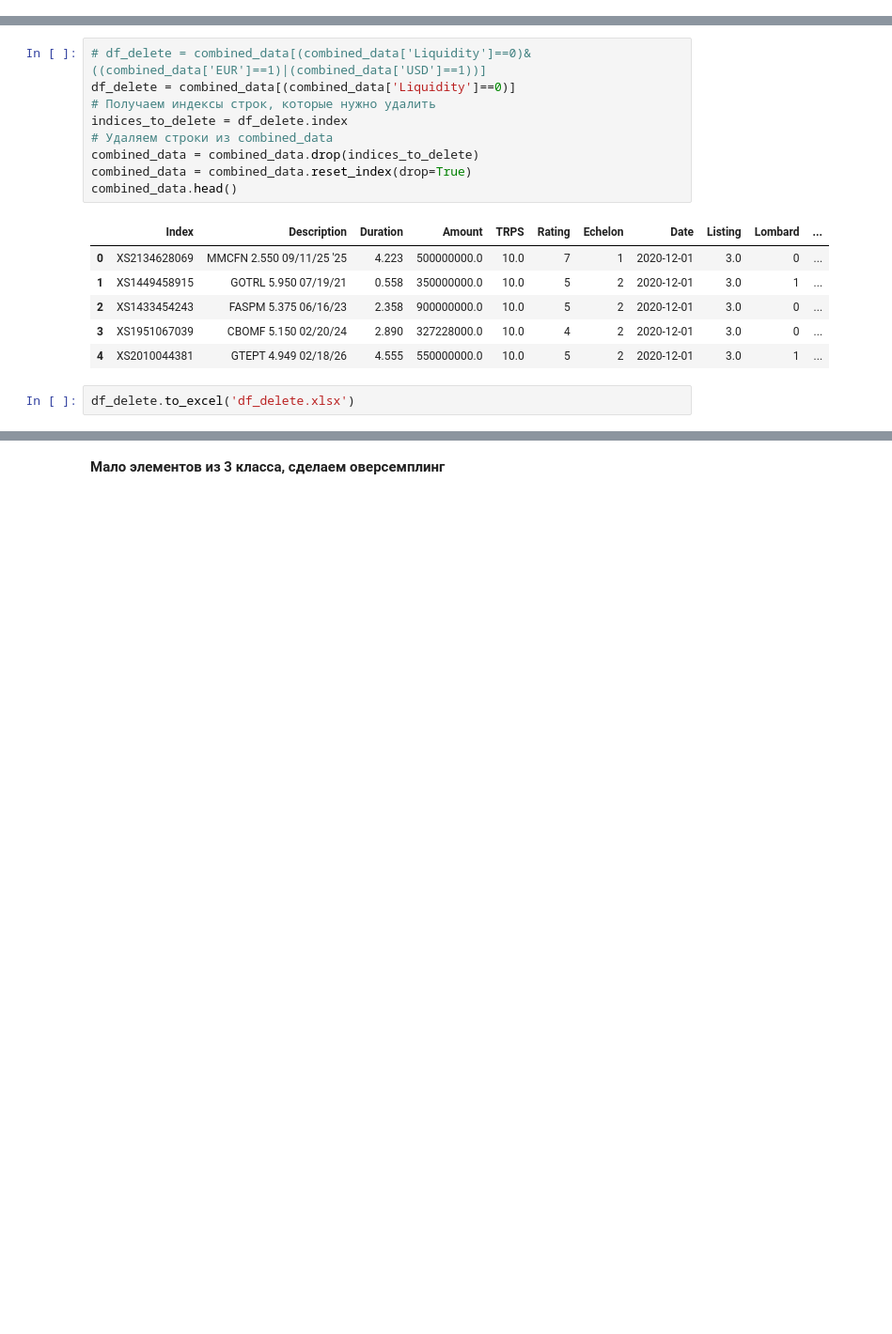
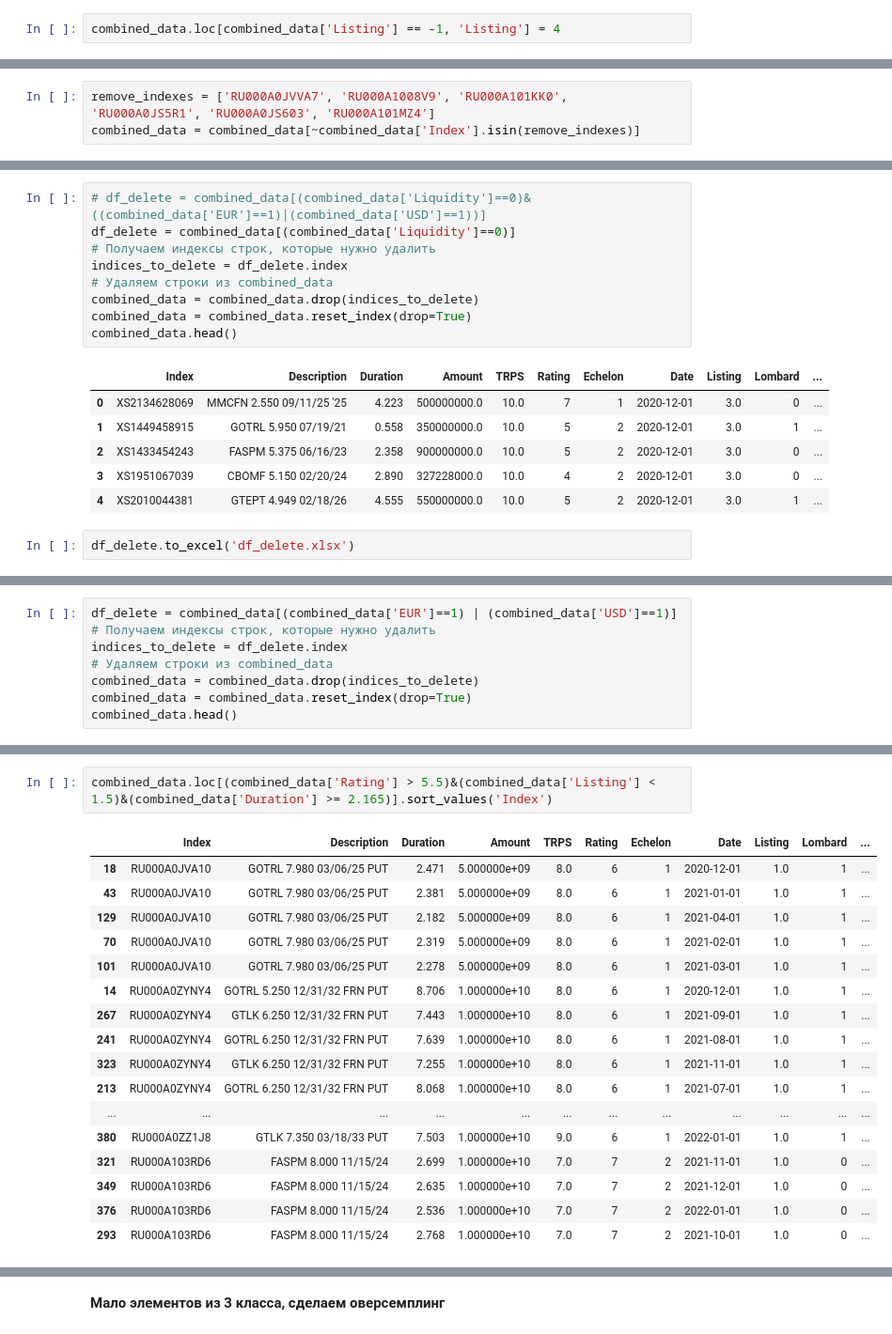
Before and after one commit to Dojdd/echelons, a Jupyter notebook: echelons/Эшелоны.ipynb, the cells around one changed output, grey strips where cells are left out. Shown at 94% size. Drawn from its saved outputs; the diff is of its cells as text; blank space fills up the shorter version.

```diff
--- a/echelons/Эшелоны.ipynb
+++ b/echelons/Эшелоны.ipynb
@@ -570,0 +575,2 @@ combined_data.head()
+# %%
+combined_data.loc[combined_data['Listing'] == -1, 'Listing'] = 4
@@ -571,3 +651,6 @@ combined_data.head()
+# %%
+remove_indexes = ['RU000A0JVVA7', 'RU000A1008V9', 'RU000A101KK0', 'RU000A0JS5R1', 'RU000A0JS603', 'RU000A101MZ4']
+combined_data = combined_data[~combined_data['Index'].isin(remove_indexes)]
 # %% [markdown]
 Удаление облигаций с 0 ликвидностью
 # %%
@@ -603,0 +676,8 @@ print(accuracy)
+# %%
+df_delete = combined_data[(combined_data['EUR']==1) | (combined_data['USD']==1)]
+# Получаем индексы строк, которые нужно удалить
+indices_to_delete = df_delete.index
+# Удаляем строки из combined_data
+combined_data = combined_data.drop(indices_to_delete)
+combined_data = combined_data.reset_index(drop=True)
+combined_data.head()
@@ -603,0 +691,20 @@ print(accuracy)
+# %%
+combined_data.loc[(combined_data['Rating'] > 5.5)&(combined_data['Listing'] < 1.5)&(combined_data['Duration'] >= 2.165)].sort_values('Index')
+# %% [output]
+|  | Index | Description | Duration | Amount | TRPS | Rating | Echelon | Date | Listing | Lombard | ... |
+| 18 | RU000A0JVA10 | GOTRL 7.980 03/06/25 PUT | 2.471 | 5.000000e+09 | 8.0 | 6 | 1 | 2020-12-01 | 1.0 | 1 | ... |
+| 43 | RU000A0JVA10 | GOTRL 7.980 03/06/25 PUT | 2.381 | 5.000000e+09 | 8.0 | 6 | 1 | 2021-01-01 | 1.0 | 1 | ... |
+| 129 | RU000A0JVA10 | GOTRL 7.980 03/06/25 PUT | 2.182 | 5.000000e+09 | 8.0 | 6 | 1 | 2021-04-01 | 1.0 | 1 | ... |
+| 70 | RU000A0JVA10 | GOTRL 7.980 03/06/25 PUT | 2.319 | 5.000000e+09 | 8.0 | 6 | 1 | 2021-02-01 | 1.0 | 1 | ... |
+| 101 | RU000A0JVA10 | GOTRL 7.980 03/06/25 PUT | 2.278 | 5.000000e+09 | 8.0 | 6 | 1 | 2021-03-01 | 1.0 | 1 | ... |
+| 14 | RU000A0ZYNY4 | GOTRL 5.250 12/31/32 FRN PUT | 8.706 | 1.000000e+10 | 8.0 | 6 | 1 | 2020-12-01 | 1.0 | 1 | ... |
+| 267 | RU000A0ZYNY4 | GTLK 6.250 12/31/32 FRN PUT | 7.443 | 1.000000e+10 | 8.0 | 6 | 1 | 2021-09-01 | 1.0 | 1 | ... |
+| 241 | RU000A0ZYNY4 | GOTRL 6.250 12/31/32 FRN PUT | 7.639 | 1.000000e+10 | 8.0 | 6 | 1 | 2021-08-01 | 1.0 | 1 | ... |
+| 323 | RU000A0ZYNY4 | GTLK 6.250 12/31/32 FRN PUT | 7.255 | 1.000000e+10 | 8.0 | 6 | 1 | 2021-11-01 | 1.0 | 1 | ... |
+| 213 | RU000A0ZYNY4 | GOTRL 6.250 12/31/32 FRN PUT | 8.068 | 1.000000e+10 | 8.0 | 6 | 1 | 2021-07-01 | 1.0 | 1 | ... |
+| ... | ... | ... | ... | ... | ... | ... | ... | ... | ... | ... | ... |
+| 380 | RU000A0ZZ1J8 | GTLK 7.350 03/18/33 PUT | 7.503 | 1.000000e+10 | 9.0 | 6 | 1 | 2022-01-01 | 1.0 | 1 | ... |
+| 321 | RU000A103RD6 | FASPM 8.000 11/15/24 | 2.699 | 1.000000e+10 | 7.0 | 7 | 2 | 2021-11-01 | 1.0 | 0 | ... |
+| 349 | RU000A103RD6 | FASPM 8.000 11/15/24 | 2.635 | 1.000000e+10 | 7.0 | 7 | 2 | 2021-12-01 | 1.0 | 0 | ... |
+| 376 | RU000A103RD6 | FASPM 8.000 11/15/24 | 2.536 | 1.000000e+10 | 7.0 | 7 | 2 | 2022-01-01 | 1.0 | 0 | ... |
+| 293 | RU000A103RD6 | FASPM 8.000 11/15/24 | 2.768 | 1.000000e+10 | 7.0 | 7 | 2 | 2021-10-01 | 1.0 | 0 | ... |
```
Also changed, not shown: parts of 46 cells of this notebook.
